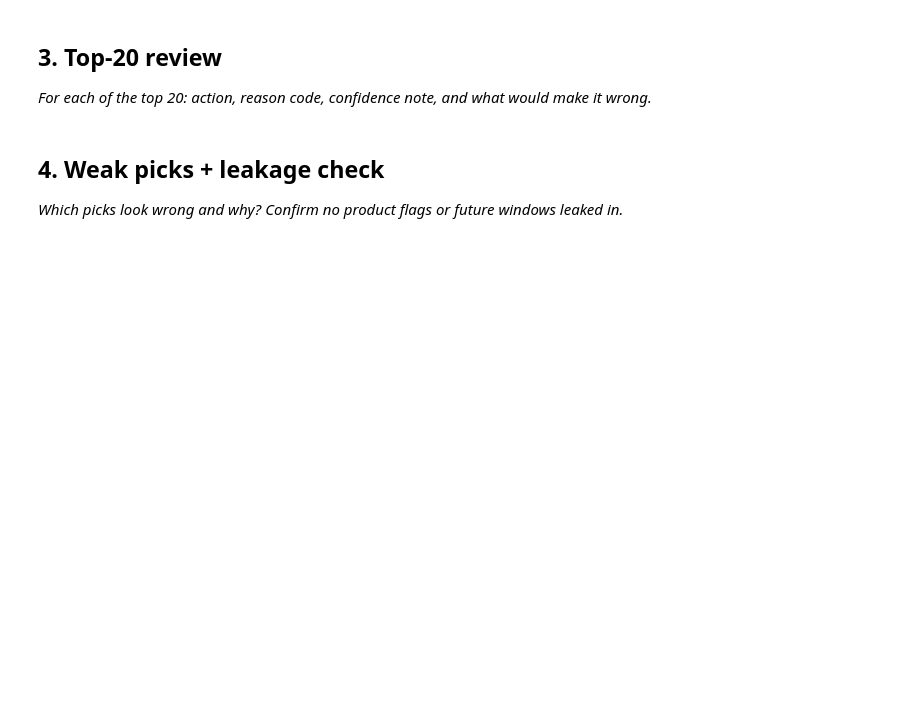
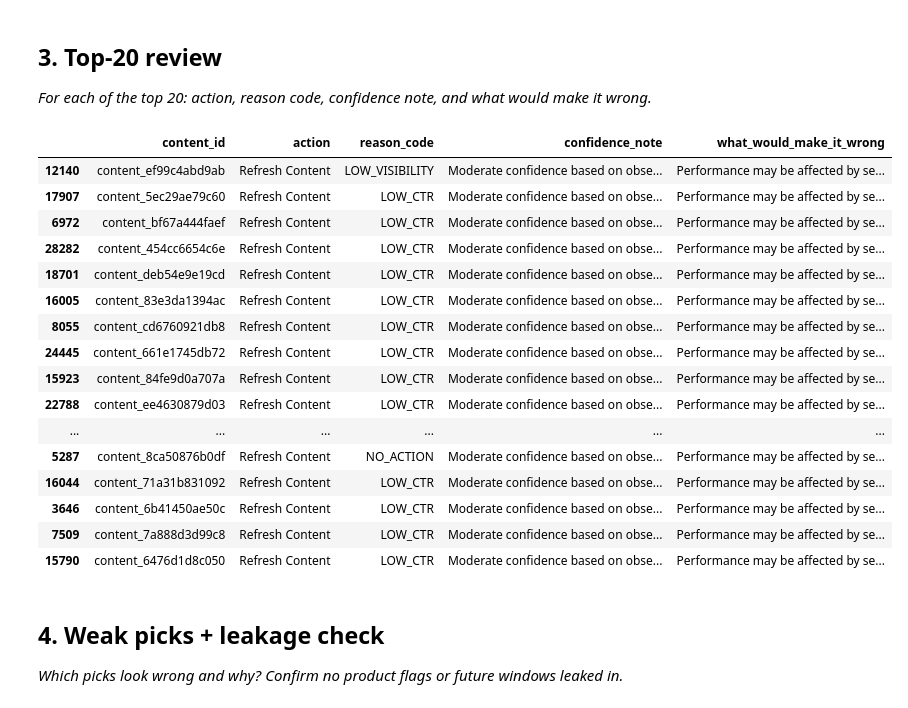
Before and after one commit to humaisali/FlyRank-Machine-Learning-Internship, a Jupyter notebook: work/notebooks/w04_baseline_score.ipynb, the cells around one changed output. Cells and saved outputs as stored; diff of their text form; code cells hidden in the pictures; blank space fills up the shorter version.

```diff
--- a/work/notebooks/w04_baseline_score.ipynb
+++ b/work/notebooks/w04_baseline_score.ipynb
@@ -30,3 +185,43 @@ This skeleton is yours to fill. Work the sections **in order** — each one has
+# %%
+top20 = baseline.head(20).copy()
+
+top20["confidence_note"] = (
+    "Moderate confidence based on observed search signals."
+)
+
+top20["what_would_make_it_wrong"] = (
+    "Performance may be affected by seasonality, competition, or recent updates not captured in the available data."
+)
+
+display(
+    top20[
+        [
+            "content_id",
+            "action",
+            "reason_code",
+            "confidence_note",
+            "what_would_make_it_wrong"
+        ]
+    ]
+)
+# %% [output]
+|  | content_id | action | reason_code | confidence_note | what_would_make_it_wrong |
+| 12140 | content_ef99c4abd9ab | Refresh Content | LOW_VISIBILITY | Moderate confidence based on obse... | Performance may be affected by se... |
+| 17907 | content_5ec29ae79c60 | Refresh Content | LOW_CTR | Moderate confidence based on obse... | Performance may be affected by se... |
+| 6972 | content_bf67a444faef | Refresh Content | LOW_CTR | Moderate confidence based on obse... | Performance may be affected by se... |
+| 28282 | content_454cc6654c6e | Refresh Content | LOW_CTR | Moderate confidence based on obse... | Performance may be affected by se... |
+| 18701 | content_deb54e9e19cd | Refresh Content | LOW_CTR | Moderate confidence based on obse... | Performance may be affected by se... |
+| 16005 | content_83e3da1394ac | Refresh Content | LOW_CTR | Moderate confidence based on obse... | Performance may be affected by se... |
+| 8055 | content_cd6760921db8 | Refresh Content | LOW_CTR | Moderate confidence based on obse... | Performance may be affected by se... |
+| 24445 | content_661e1745db72 | Refresh Content | LOW_CTR | Moderate confidence based on obse... | Performance may be affected by se... |
+| 15923 | content_84fe9d0a707a | Refresh Content | LOW_CTR | Moderate confidence based on obse... | Performance may be affected by se... |
+| 22788 | content_ee4630879d03 | Refresh Content | LOW_CTR | Moderate confidence based on obse... | Performance may be affected by se... |
+| ... | ... | ... | ... | ... | ... |
+| 5287 | content_8ca50876b0df | Refresh Content | NO_ACTION | Moderate confidence based on obse... | Performance may be affected by se... |
+| 16044 | content_71a31b831092 | Refresh Content | LOW_CTR | Moderate confidence based on obse... | Performance may be affected by se... |
+| 3646 | content_6b41450ae50c | Refresh Content | LOW_CTR | Moderate confidence based on obse... | Performance may be affected by se... |
+| 7509 | content_7a888d3d99c8 | Refresh Content | LOW_CTR | Moderate confidence based on obse... | Performance may be affected by se... |
+| 15790 | content_6476d1d8c050 | Refresh Content | LOW_CTR | Moderate confidence based on obse... | Performance may be affected by se... |
 # %% [markdown]
 ## 4. Weak picks + leakage check
 
```
Also changed, not shown: parts of 13 cells of this notebook.
